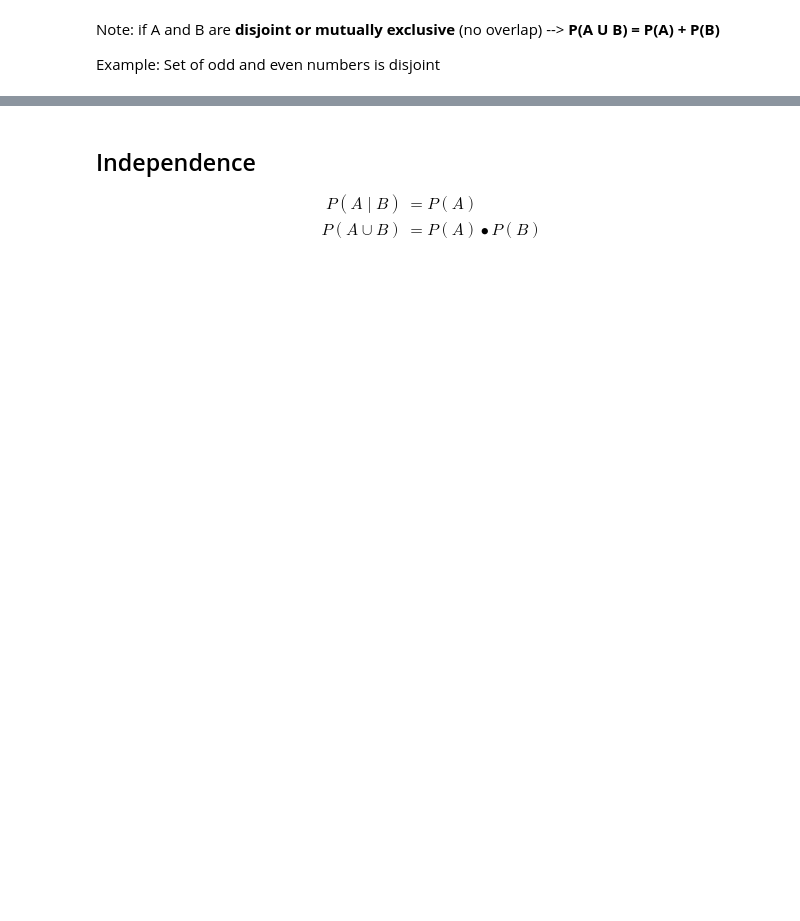
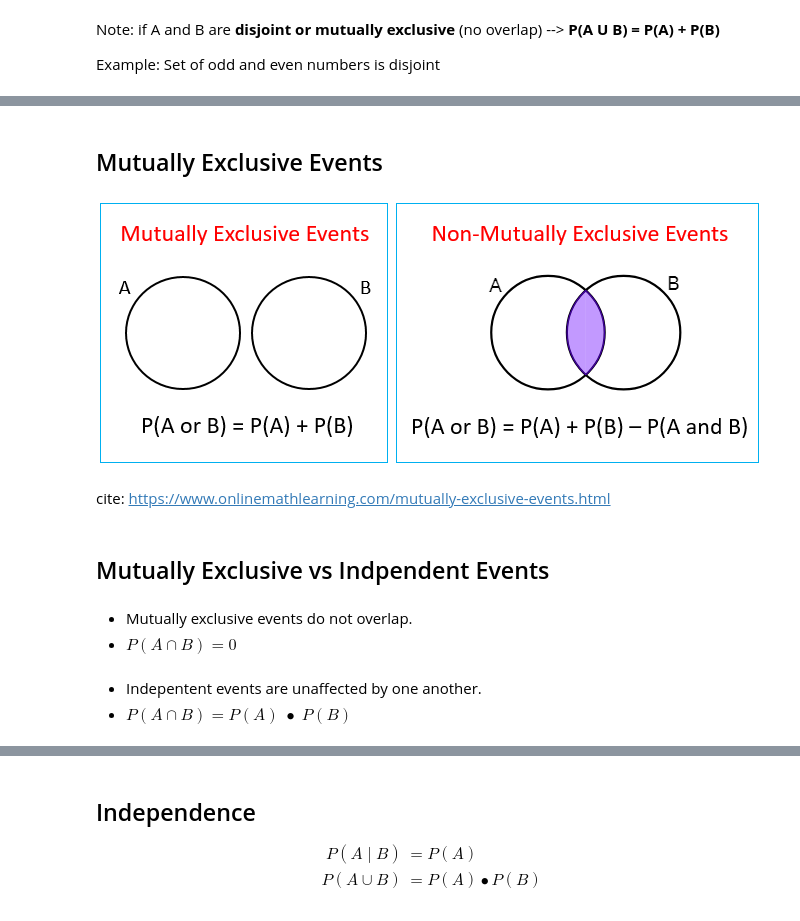
Before and after one commit to robOcity/ai-course, a Jupyter notebook: slides/week-6-uncertainty-and-action-slides.ipynb, the cells around one changed output, grey strips where cells are left out. Saved outputs shown, nothing was run; the diff lists cells and outputs as text; code cells hidden in the pictures; blank space fills up the shorter version.

```diff
--- a/slides/week-6-uncertainty-and-action-slides.ipynb
+++ b/slides/week-6-uncertainty-and-action-slides.ipynb
@@ -60,0 +60,16 @@ cite: https://keydifferences.com/difference-between-mutually-exclusive-and-indep
+# %% [markdown]
+## Mutually Exclusive Events
+# %%
+Image('images/probability-a-or-b.png')
+# %% [output]
+[figure, added]
+# %% [markdown]
+cite: https://www.onlinemathlearning.com/mutually-exclusive-events.html
+# %% [markdown]
+## Mutually Exclusive vs Indpendent Events
+# %% [markdown]
+* Mutually exclusive events do not overlap.
+* $P(A \cap B) = 0$
+# %% [markdown]
+* Indepentent events are unaffected by one another.
+* $P(A \cap B) = P(A)\;\bullet\;P(B)$
```
Also changed, not shown: parts of 54 cells of this notebook, 7 other files.
